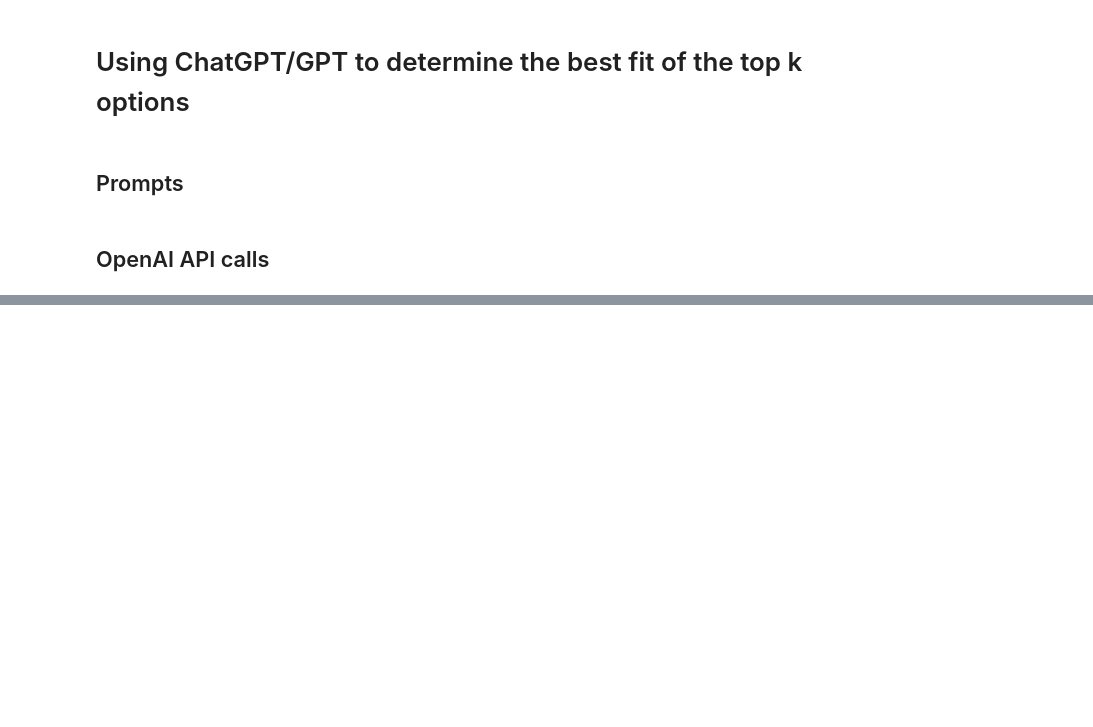
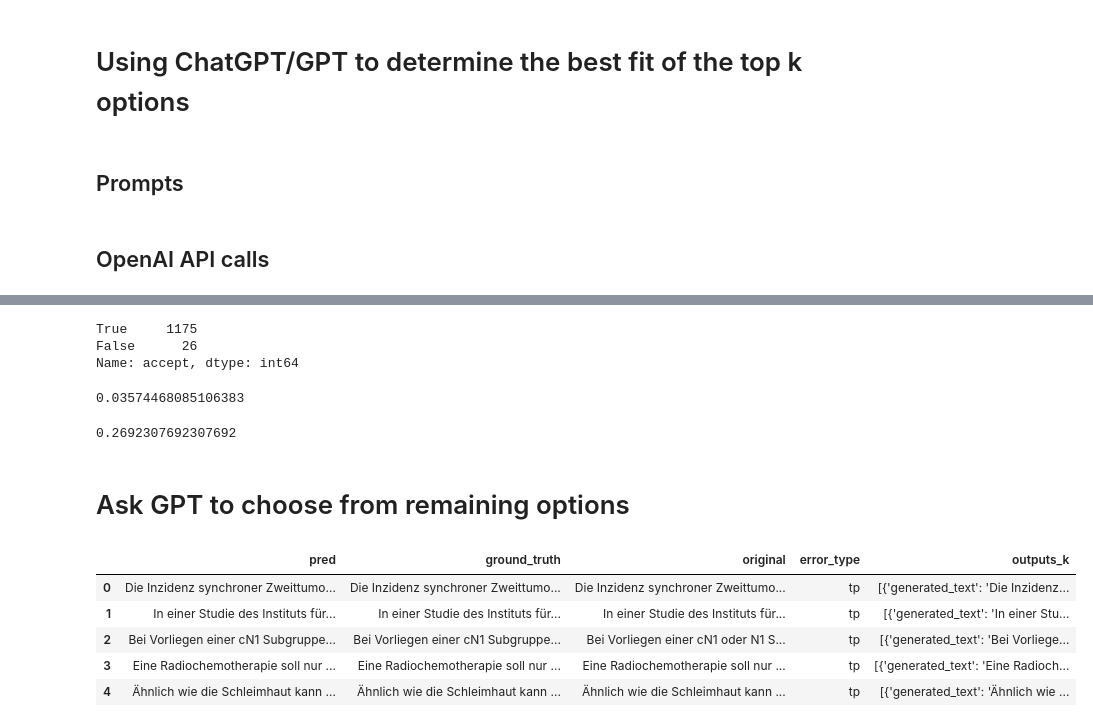
Before and after one commit to hpi-dhc/ggponc_ellipses, a Jupyter notebook: notebooks/05_TopK.ipynb, the cells around one changed output, grey strips where cells are left out. Cells and saved outputs as stored; diff of their text form; code cells hidden in the pictures; blank space fills up the shorter version.

```diff
--- a/notebooks/05_TopK.ipynb
+++ b/notebooks/05_TopK.ipynb
@@ -294,0 +424,28 @@ scores
+# %%
+prompt2predictions_1.accept.value_counts()
+# %% [output]
+True     1175
+False      26
+Name: accept, dtype: int64
+# %%
+accepted = prompt2predictions_1[prompt2predictions_1.accept]
+len(accepted[accepted.true_index > 0]) / len(accepted)
+# %% [output]
+0.03574468085106383
+# %%
+not_accepted = prompt2predictions_1[~prompt2predictions_1.accept]
+len(not_accepted[not_accepted.true_index > 0]) / len(not_accepted)
+# %% [output]
+0.2692307692307692
+# %% [markdown]
+# Ask GPT to choose from remaining options
+# %%
+results_5 = pd.read_parquet(output_path / 'results_top5.parquet')
+results_5.head()
+# %% [output]
+|  | pred | ground_truth | original | error_type | outputs_k |
+| 0 | Die Inzidenz synchroner Zweittumo... | Die Inzidenz synchroner Zweittumo... | Die Inzidenz synchroner Zweittumo... | tp | [{'generated_text': 'Die Inzidenz... |
+| 1 | In einer Studie des Instituts für... | In einer Studie des Instituts für... | In einer Studie des Instituts für... | tp | [{'generated_text': 'In einer Stu... |
+| 2 | Bei Vorliegen einer cN1 Subgruppe... | Bei Vorliegen einer cN1 Subgruppe... | Bei Vorliegen einer cN1 oder N1 S... | tp | [{'generated_text': 'Bei Vorliege... |
+| 3 | Eine Radiochemotherapie soll nur ... | Eine Radiochemotherapie soll nur ... | Eine Radiochemotherapie soll nur ... | tp | [{'generated_text': 'Eine Radioch... |
+| 4 | Ähnlich wie die Schleimhaut kann ... | Ähnlich wie die Schleimhaut kann ... | Ähnlich wie die Schleimhaut kann ... | tp | [{'generated_text': 'Ähnlich wie ... |
```
Also changed, not shown: parts of 74 cells of this notebook, 2 other files.
